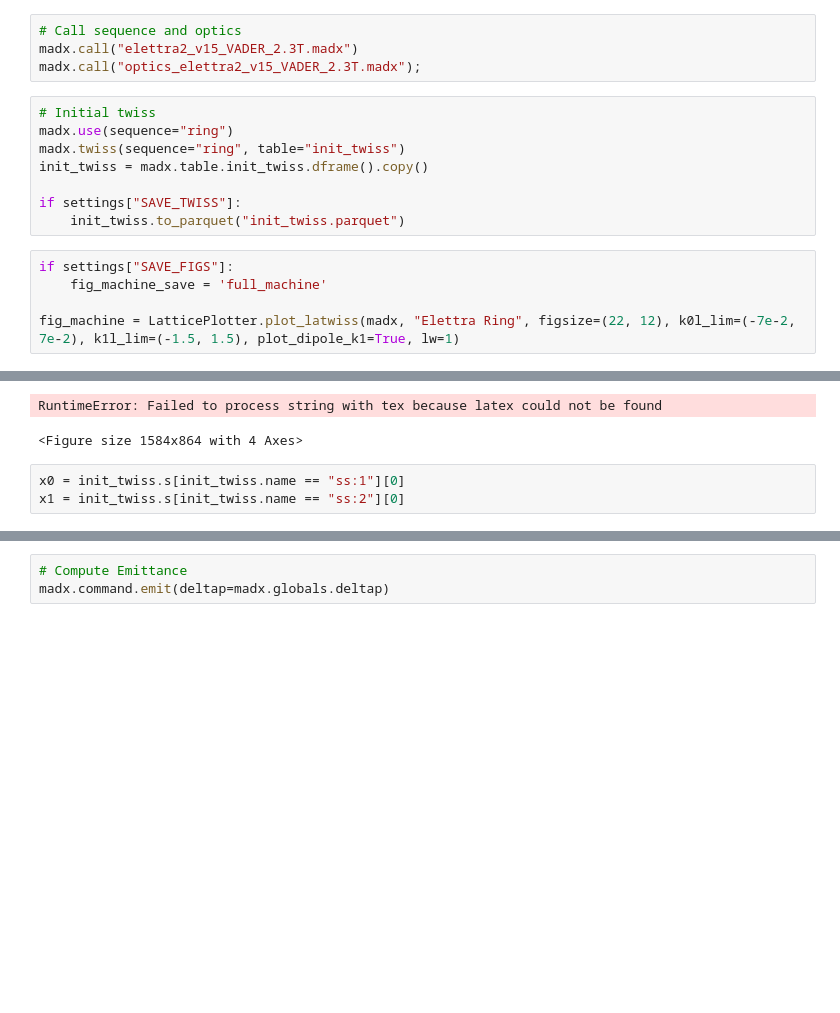
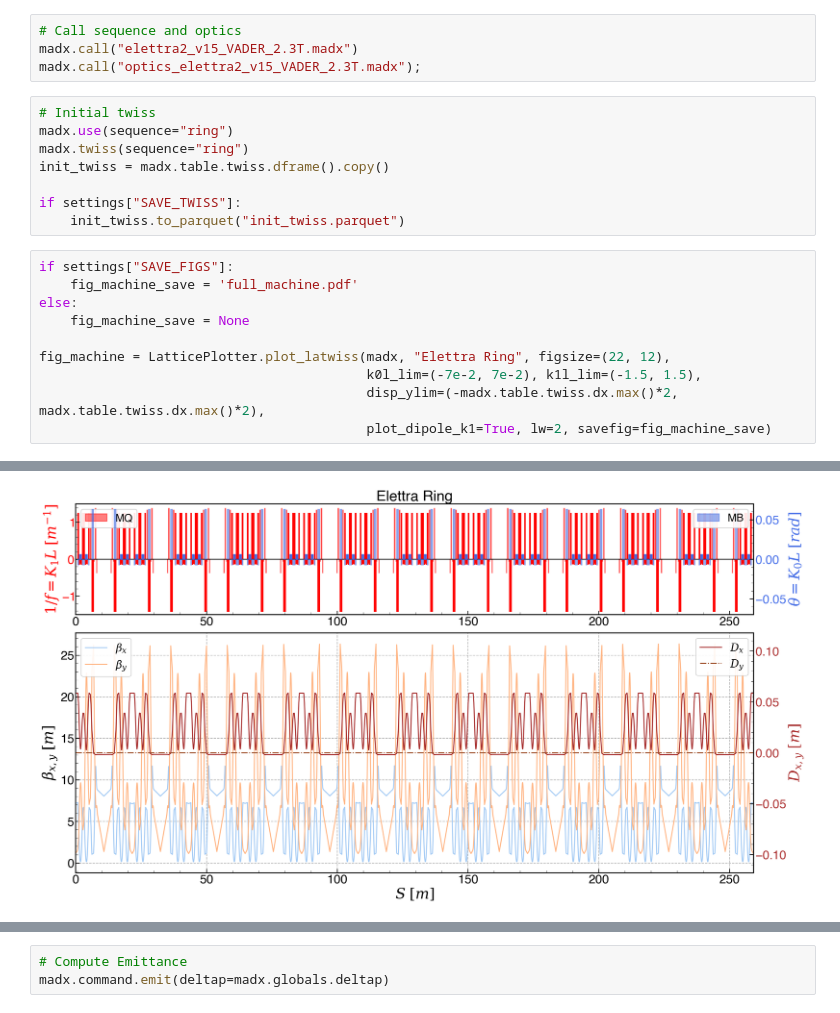
Before and after one commit to apoyet/ELETTRA2.0, a Jupyter notebook: lattice/elettra2_v15_VADER.ipynb, the cells around one changed output, grey strips where cells are left out. Drawn from its saved outputs; the diff is of its cells as text; blank space fills up the shorter version.

```diff
--- a/lattice/elettra2_v15_VADER.ipynb
+++ b/lattice/elettra2_v15_VADER.ipynb
@@ -28,14 +28,19 @@ madx.call("optics_elettra2_v15_VADER_2.3T.madx");
 # %%
 # Initial twiss
 madx.use(sequence="ring")
-madx.twiss(sequence="ring", table="init_twiss")
-init_twiss = madx.table.init_twiss.dframe().copy()
+madx.twiss(sequence="ring")
+init_twiss = madx.table.twiss.dframe().copy()
 
 if settings["SAVE_TWISS"]:
     init_twiss.to_parquet("init_twiss.parquet")
 # %%
 if settings["SAVE_FIGS"]:
-    fig_machine_save = 'full_machine'
+    fig_machine_save = 'full_machine.pdf'
+else:
+    fig_machine_save = None
 
-fig_machine = LatticePlotter.plot_latwiss(madx, "Elettra Ring", figsize=(22, 12), k0l_lim=(-7e-2, 7e-2), k1l_lim=(-1.5, 1.5), plot_dipole_k1=True, lw=1)
+fig_machine = LatticePlotter.plot_latwiss(madx, "Elettra Ring", figsize=(22, 12),
+                                          k0l_lim=(-7e-2, 7e-2), k1l_lim=(-1.5, 1.5),
+                                          disp_ylim=(-madx.table.twiss.dx.max()*2, madx.table.twiss.dx.max()*2),
+                                          plot_dipole_k1=True, lw=2, savefig=fig_machine_save)
 # %% [output]
@@ -43,5 +48 @@ fig_machine = LatticePlotter.plot_latwiss(madx, "Elettra Ring", figsize=(22, 12)
-RuntimeError: Failed to process string with tex because latex could not be found
-<Figure size 1584x864 with 4 Axes>
+[figure, added]
-# %%
-x0 = init_twiss.s[init_twiss.name == "ss:1"][0]
-x1 = init_twiss.s[init_twiss.name == "ss:2"][0]
```
Also changed, not shown: parts of 4 cells of this notebook, 1 other file.
